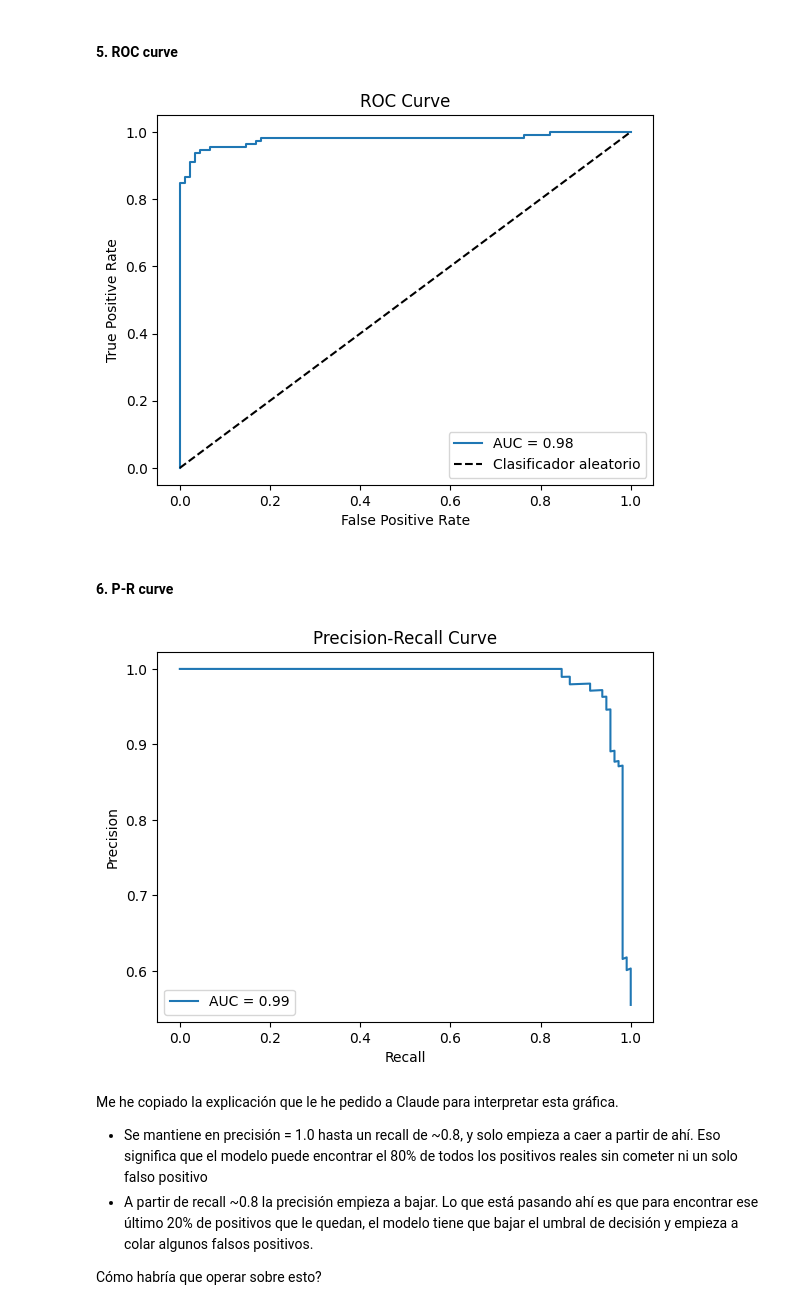
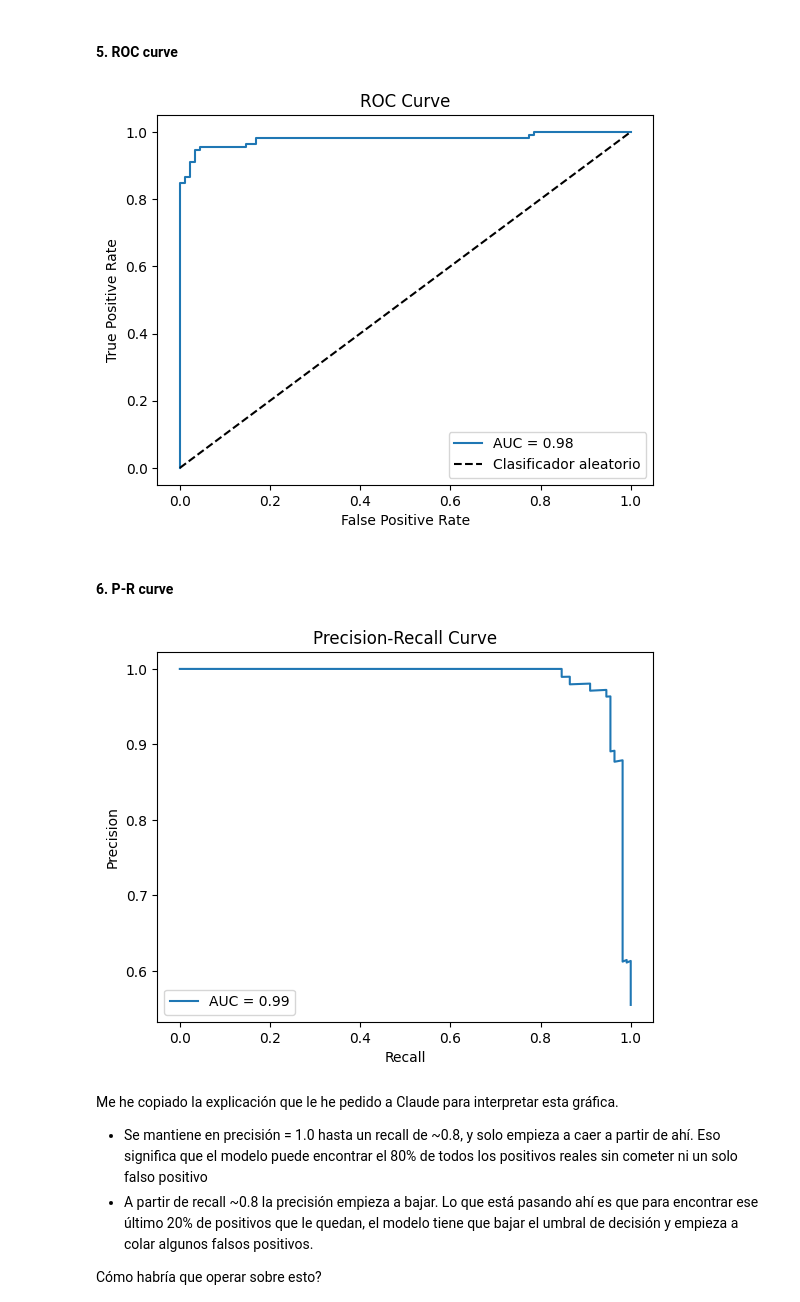
Before and after one commit to naiamerino/2026-02-BILBAO-FT-Data-Science, a Jupyter notebook: 3-Machine_Learning/1-Supervisado/2-Classification/4-Logistic_Regression/ejercicios/Logistic-regression predict-ad-click_NMG.ipynb, the cells around one changed output. Drawn from its saved outputs; the diff is of its cells as text; code cells hidden in the pictures.

```diff
--- a/3-Machine_Learning/1-Supervisado/2-Classification/4-Logistic_Regression/ejercicios/Logistic-regression predict-ad-click_NMG.ipynb
+++ b/3-Machine_Learning/1-Supervisado/2-Classification/4-Logistic_Regression/ejercicios/Logistic-regression predict-ad-click_NMG.ipynb
@@ -465,8 +488,9 @@ print(msg)
 Logistic Regression: 0.976250 (0.015258)
 # %%
-#Ahora hay que entrenar y predecir (al parecer lo de arriba no lo entrena ¿?)
+#Ahora hay que entrenar y predecir (al parecer lo de arriba no lo entrena ¿? SI lo entrena PERO no guarda los scores. Es simplemente
+# una medida de scoring. Cuanto de bueno es mi modelo)
 model = LogisticRegression(max_iter=10000)
-model.fit(X_train, y_train)
+model.fit(X_train_scal, y_train)
 # %% [output]
 LogisticRegression(max_iter=10000)
 # %%
@@ -528,25 +555,25 @@ F1 Score: 0.9506726457399103
 # %%
 # Importo arriba roc_curve. He preguntado a Claude porque no lo tengo en la teoría
 
 import matplotlib.pyplot as plt
 
 # ROC curve necesita las probabilidades, no unos y ceros
-y_prob = model.predict_proba(X_test)[:, 1]  # probabilidad de la clase positiva
+y_prob = model.predict_proba(X_test_scal)[:, 1]  # probabilidad de la clase positiva
 
 # Calcula los puntos de la curva
 fpr, tpr, thresholds = roc_curve(y_test, y_prob)
 roc_auc = auc(fpr, tpr)
 
 # Pintas
 plt.plot(fpr, tpr, label=f'AUC = {roc_auc:.2f}')
 plt.plot([0, 1], [0, 1], 'k--', label='Clasificador aleatorio')
 plt.xlabel('False Positive Rate')
 plt.ylabel('True Positive Rate')
 plt.title('ROC Curve')
 plt.legend()
 plt.show()
 # %% [output]
-[figure, old version]
+[figure, new version]
 # %% [markdown]
 
 
@@ -569,7 +596,7 @@ plt.title('Precision-Recall Curve')
 plt.legend()
 plt.show()
 # %% [output]
-[figure, old version]
+[figure, new version]
 # %% [markdown]
 Me he copiado la explicación que le he pedido a Claude para interpretar esta gráfica.
 - Se mantiene en precisión = 1.0 hasta un recall de ~0.8, y solo empieza a caer a partir de ahí. Eso significa que el modelo puede encontrar el 80% de todos los positivos reales sin cometer ni un solo falso positivo
```
Also changed, not shown: parts of 31 cells of this notebook, 31 other files.
